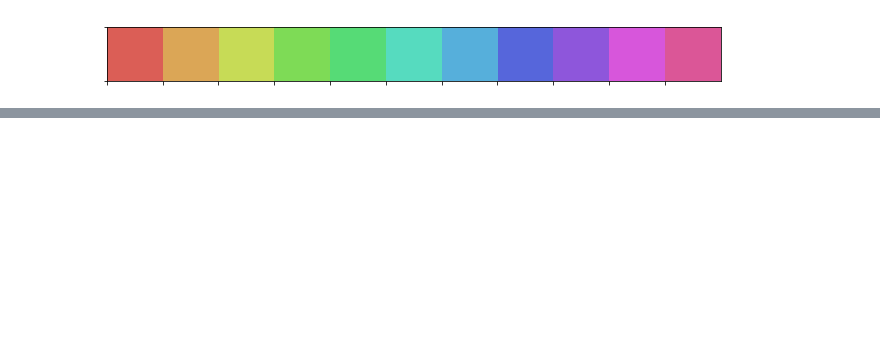
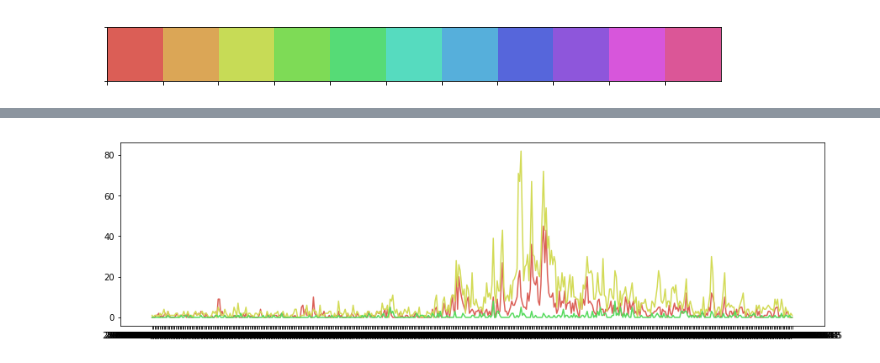
Before and after one commit to OliviaRW/group23, a Jupyter notebook: Exam/Migration/Exam tests.ipynb, the cells around one changed output, grey strips where cells are left out. Cells and saved outputs as stored; diff of their text form; code cells hidden in the pictures; blank space fills up the shorter version.

```diff
--- a/Exam/Migration/Exam tests.ipynb
+++ b/Exam/Migration/Exam tests.ipynb
@@ -627,0 +747,8 @@ sns.palplot(sns.color_palette('hls', 11))
+# %%
+df = pd.read_csv('test.csv', header = 0, index_col = 0)
+# %%
+fig, ax = plt.subplots(figsize = (15,4))
+ax.plot(df.index, df)
+plt.show()
+# %% [output]
+[figure, added]
```
Also changed, not shown: parts of 16 cells of this notebook, 11 other files.
